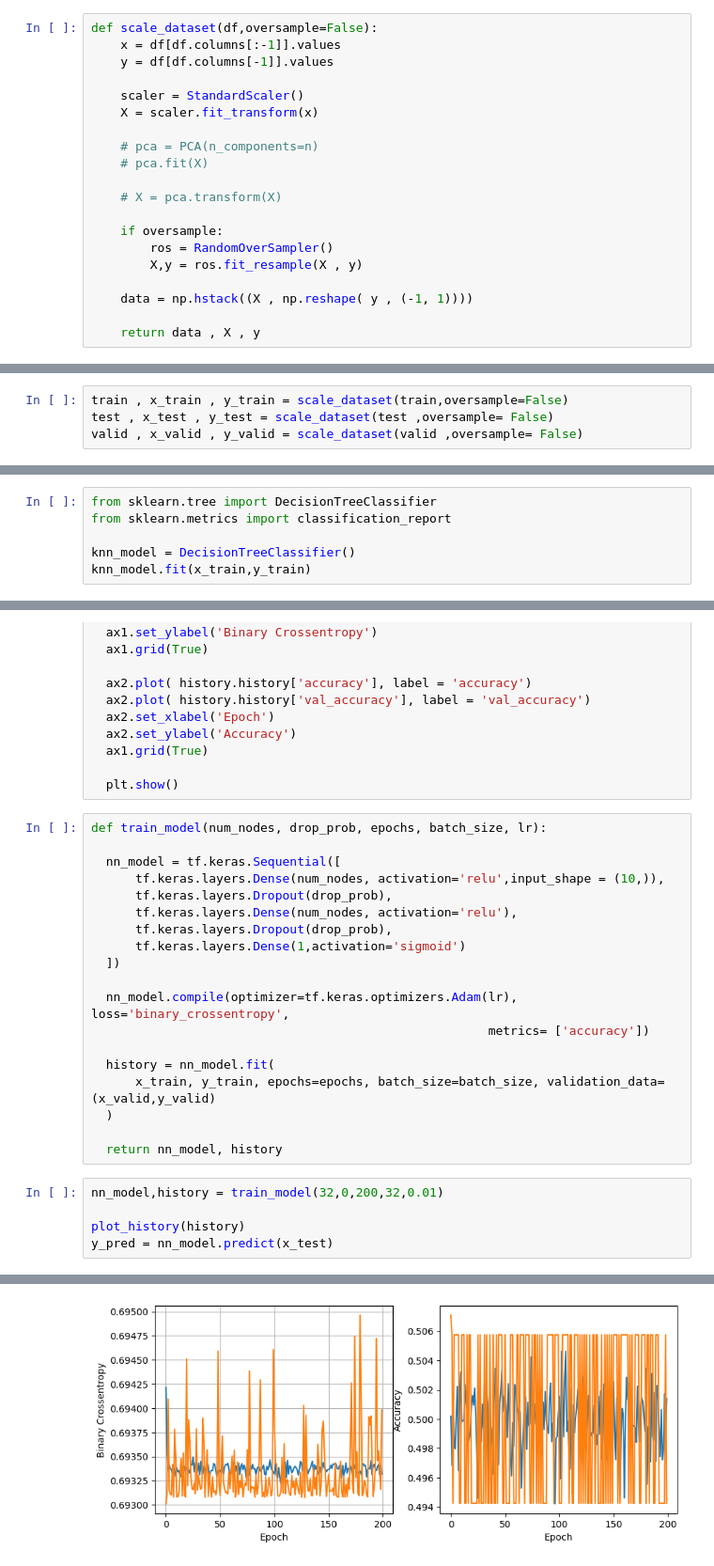
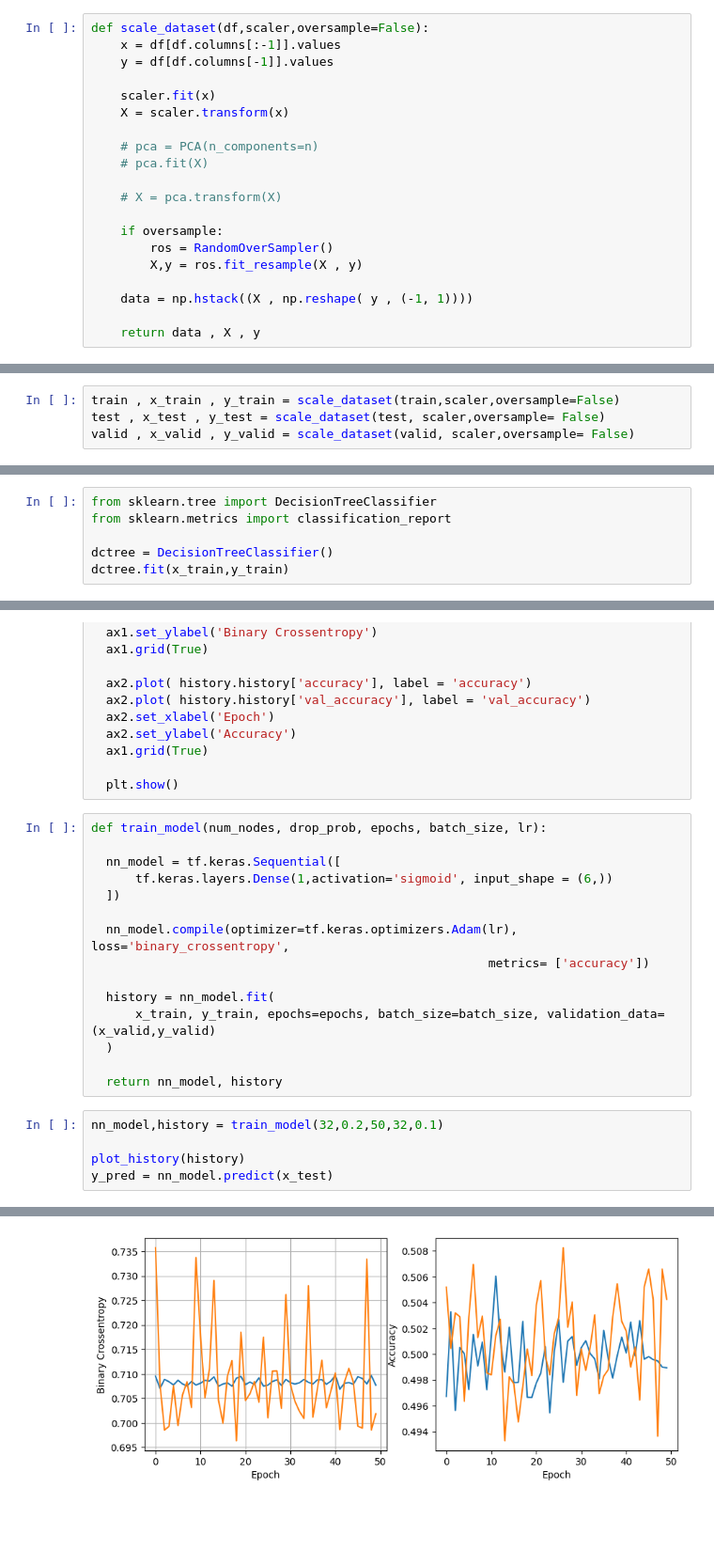
Before and after one commit to ThermalDust095/Churn-Predictor, a Jupyter notebook: predictor.ipynb, the cells around one changed output, grey strips where cells are left out. Shown: that part at 94% size. Cells and saved outputs as stored; diff of their text form; blank space fills up the shorter version.

```diff
--- a/predictor.ipynb
+++ b/predictor.ipynb
@@ -162,10 +167,10 @@ test.head()
 # %%
-def scale_dataset(df,oversample=False):
+def scale_dataset(df,scaler,oversample=False):
     x = df[df.columns[:-1]].values
     y = df[df.columns[-1]].values
 
-    scaler = StandardScaler()
-    X = scaler.fit_transform(x)
+    scaler.fit(x)
+    X = scaler.transform(x)
 
     # pca = PCA(n_components=n)
     # pca.fit(X)
@@ -186,4 +190,4 @@ array(['Churn'], dtype='<U5')
 # %%
-train , x_train , y_train = scale_dataset(train,oversample=False)
-test , x_test , y_test = scale_dataset(test ,oversample= False)
-valid , x_valid , y_valid = scale_dataset(valid ,oversample= False)
+train , x_train , y_train = scale_dataset(train,scaler,oversample=False)
+test , x_test , y_test = scale_dataset(test, scaler,oversample= False)
+valid , x_valid , y_valid = scale_dataset(valid, scaler,oversample= False)
@@ -198,8 +204,8 @@ array([ 0.38896664, -0.99580878, -0.50070303, -0.49627321, -0.502941  ,
 from sklearn.tree import DecisionTreeClassifier
 from sklearn.metrics import classification_report
 
-knn_model = DecisionTreeClassifier()
-knn_model.fit(x_train,y_train)
+dctree = DecisionTreeClassifier()
+dctree.fit(x_train,y_train)
 # %% [output]
 DecisionTreeClassifier()
 # %%
@@ -302,11 +310,7 @@ def plot_history(history):
 def train_model(num_nodes, drop_prob, epochs, batch_size, lr):
 
   nn_model = tf.keras.Sequential([
-      tf.keras.layers.Dense(num_nodes, activation='relu',input_shape = (10,)),
-      tf.keras.layers.Dropout(drop_prob),
-      tf.keras.layers.Dense(num_nodes, activation='relu'),
-      tf.keras.layers.Dropout(drop_prob),
-      tf.keras.layers.Dense(1,activation='sigmoid')
+      tf.keras.layers.Dense(1,activation='sigmoid', input_shape = (6,))
   ])
 
   nn_model.compile(optimizer=tf.keras.optimizers.Adam(lr), loss='binary_crossentropy',
@@ -318,7 +322,7 @@ def train_model(num_nodes, drop_prob, epochs, batch_size, lr):
 
   return nn_model, history
 # %%
-nn_model,history = train_model(32,0,200,32,0.01)
+nn_model,history = train_model(32,0.2,50,32,0.1)
 
 plot_history(history)
 y_pred = nn_model.predict(x_test)
@@ -343 +347 @@ Epoch 200/200
-[figure, old version]
+[figure, new version]
```
Also changed, not shown: parts of 17 cells of this notebook, 6 other files.
